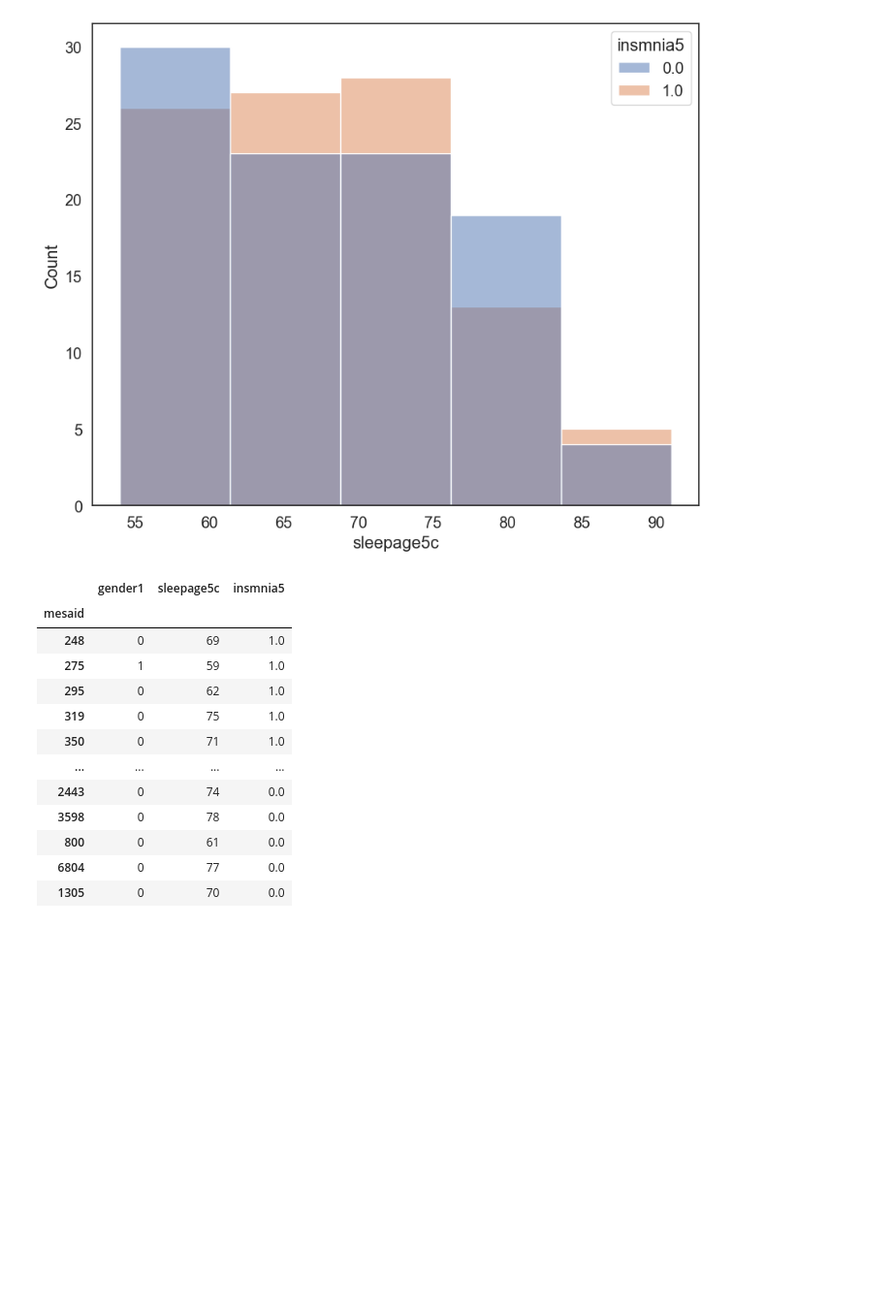
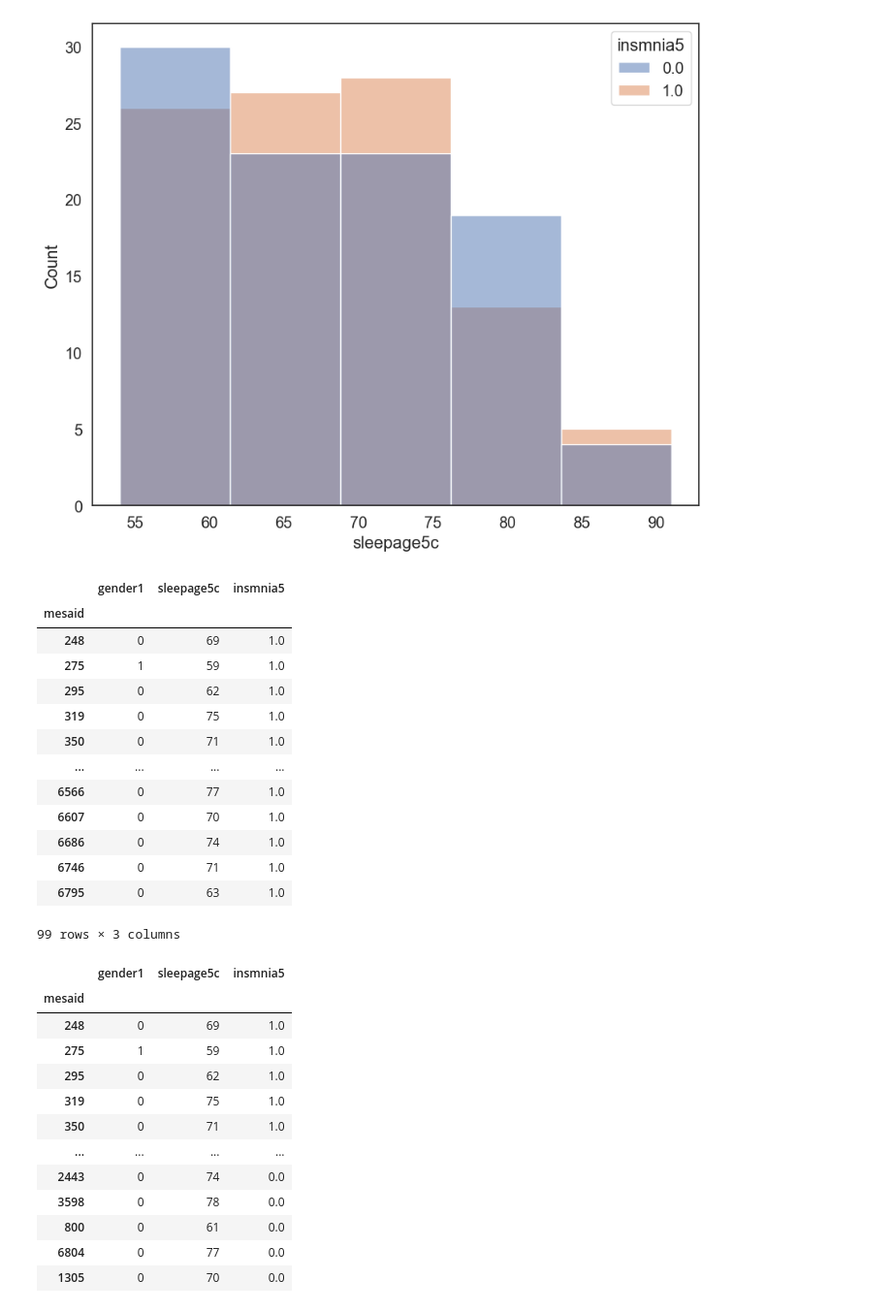
Before and after one commit to chyoungseok/insomnia_classifier, a Jupyter notebook: 05_prepare_label.ipynb, the cells around one changed output. Shown at 97% size. Saved outputs shown, nothing was run; the diff lists cells and outputs as text; code cells hidden in the pictures; blank space fills up the shorter version.

```diff
--- a/05_prepare_label.ipynb
+++ b/05_prepare_label.ipynb
@@ -91,6 +91,23 @@ sns.histplot(data=df_selected_with_ppg_psm, x='sleepage5c', hue='insmnia5', bins
 [figure]
 [figure]
 [figure]
+# %%
+df_selected_with_ppg[df_selected_with_ppg.insmnia5 == 1]
+# %% [output]
+|  | gender1 | sleepage5c | insmnia5 |
+| mesaid |  |  |  |
+| 248 | 0 | 69 | 1.0 |
+| 275 | 1 | 59 | 1.0 |
+| 295 | 0 | 62 | 1.0 |
+| 319 | 0 | 75 | 1.0 |
+| 350 | 0 | 71 | 1.0 |
+| ... | ... | ... | ... |
+| 6566 | 0 | 77 | 1.0 |
+| 6607 | 0 | 70 | 1.0 |
+| 6686 | 0 | 74 | 1.0 |
+| 6746 | 0 | 71 | 1.0 |
+| 6795 | 0 | 63 | 1.0 |
+99 rows × 3 columns
 # %%
 df_selected_with_ppg_psm
 # %% [output]
```
Also changed, not shown: 8 other files.
